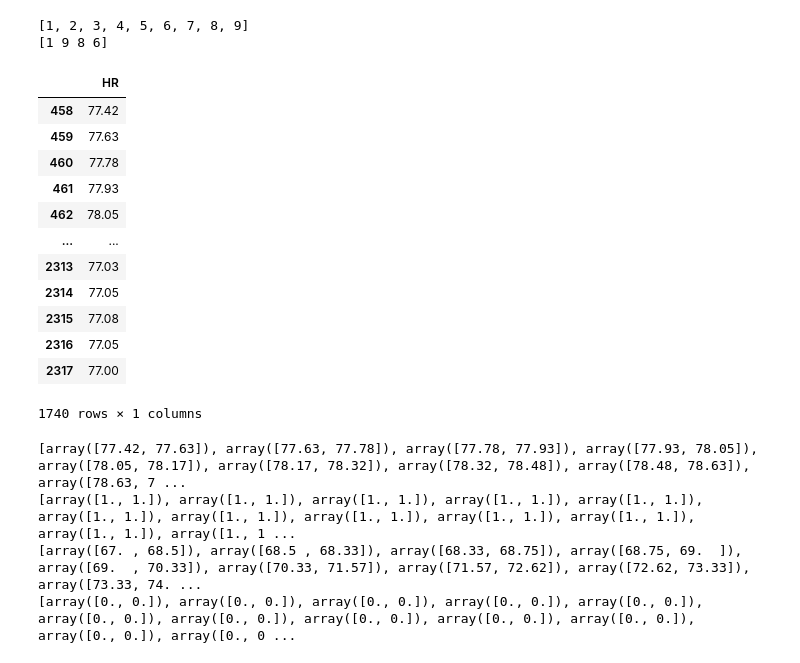
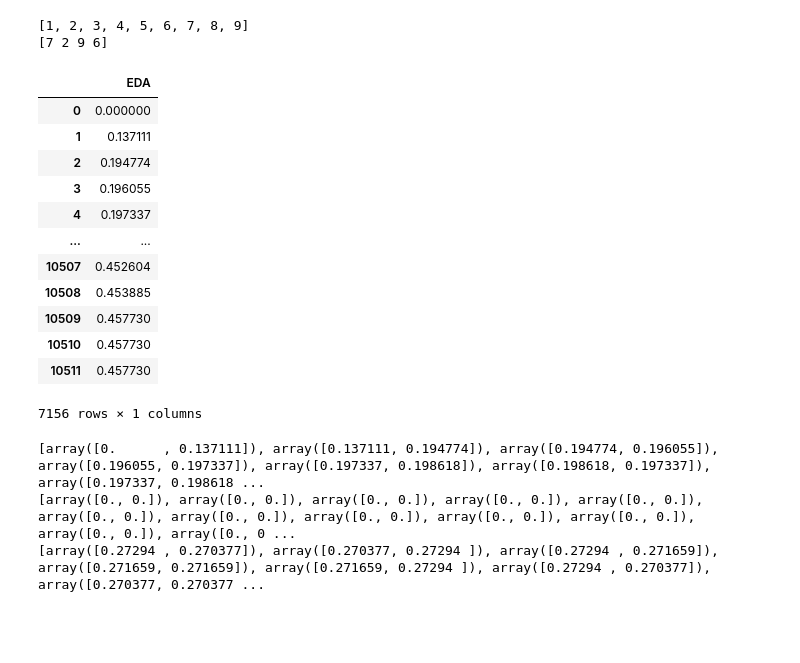
Before and after one commit to A01632681/DataScience, a Jupyter notebook: Assigment 2/AssigmentTests.ipynb, the cells around one changed output. Saved outputs shown, nothing was run; the diff lists cells and outputs as text; code cells hidden in the pictures; blank space fills up the shorter version.

```diff
--- a/Assigment 2/AssigmentTests.ipynb
+++ b/Assigment 2/AssigmentTests.ipynb
@@ -38,10 +102,3 @@ def prepare_data(df_old, signal):
         df_new['time'] = np.repeat(np.arange(len(df_new)// 4 +1)+int(start_time), 4)[:len(df_new)]
         df_new["label"] = ""
     return df_new
-
-df = pd.read_csv(f'https://raw.githubusercontent.com/italha-d/Stress-Predict-Dataset/main/Raw_data/S03/HR.csv',header=None)
-df_HR = prepare_data(df, 'HR')
-df = pd.read_csv(f'https://raw.githubusercontent.com/italha-d/Stress-Predict-Dataset/main/Raw_data/S03/EDA.csv',header=None)
-df_EDA = prepare_data(df, 'EDA')
-df = pd.read_csv(f'https://raw.githubusercontent.com/italha-d/Stress-Predict-Dataset/main/Raw_data/S03/TEMP.csv',header=None)
-df_TEMP = prepare_data(df, 'TEMP')
@@ -154,22 +210,0 @@ timelogs
-# %%
-def label(df,subject_number):
-    flag = 0
-    index = 1
-    for column in range(timelogs.shape[1]):
-        next_index = index + 1
-        if index <= 17:
-            val1 = timelogs.iloc[subject_number-1, index]
-            val2 = timelogs.iloc[subject_number-1, next_index]
-            if flag == 0:
-                df.loc[(df['time'] >= val1) & (df['time'] <= val2), 'label'] = 0
-                flag = 1
-            elif flag == 1:
-                df.loc[(df['time'] >= val1) & (df['time'] <= val2), 'label'] = 1
-                flag = 0
-        index += 2
-    return df
-pd.set_option('display.max_rows', 100)
-df_HR = label(df_HR,3)
-df_EDA = label(df_EDA,3)
-df_TEMP = label(df_TEMP,3)
-df_HR
@@ -256,54 +243,54 @@ df_HR
 # # Generate input data using sliding window
 # window_size = 10 # number of rows per window
 # X_train_window, y_train_window = sliding_window(x_train, y_train, window_size)
 # X_test_window, y_test_window = sliding_window(x_test, y_test, window_size)
 
 # Implement screening ML algorithm (e.g. Decision Tree)
 # from sklearn.tree import DecisionTreeClassifier
 
 # # Fit the model
 # dt = DecisionTreeClassifier(random_state=42)
 # dt.fit(x_train, y_train)
 
 # # Evaluate the model
 # accuracy = dt.score(x_test, y_test)
 # print('Accuracy:', accuracy)
 # ------------------------------------------------------
 from sklearn.metrics import classification_report
 
-df_HR['group'] = (df_HR['label'] != df_HR['label'].shift()).cumsum()
+df_EDA['group'] = (df_EDA['label'] != df_EDA['label'].shift()).cumsum()
 
 # Create a list of groups to exclude from the test set
-groups = list(df_HR['group'].unique())
+groups = list(df_EDA['group'].unique())
 print(groups)
 exclude_groups = np.random.choice(groups, size=int(0.5*len(groups)), replace=False)
 print(exclude_groups)
 # Create a new column to indicate which rows are in the training set and which are in the test set
-df_HR['set'] = np.where(df_HR['group'].isin(exclude_groups), 'test', 'train')
+df_EDA['set'] = np.where(df_EDA['group'].isin(exclude_groups), 'test', 'train')
 
 # Split the data into training and test sets
-x_train_df = df_HR[df_HR['set'] == 'train'].drop(columns=['label','time','group','set'])
-y_train_df = df_HR[df_HR['set'] == 'train'].drop(columns=['HR','time','group','set'])
-x_test_df = df_HR[df_HR['set'] == 'test'].drop(columns=['label','time','group','set'])
-y_test_df = df_HR[df_HR['set'] == 'test'].drop(columns=['HR','time','group','set'])
+x_train_df = df_EDA[df_EDA['set'] == 'train'].drop(columns=['label','time','group','set'])
+y_train_df = df_EDA[df_EDA['set'] == 'train'].drop(columns=['EDA','time','group','set'])
+x_test_df = df_EDA[df_EDA['set'] == 'test'].drop(columns=['label','time','group','set'])
+y_test_df = df_EDA[df_EDA['set'] == 'test'].drop(columns=['EDA','time','group','set'])
 pd.set_option('display.max_rows', 100)
 x_train_df
 # %% [output]
 [1, 2, 3, 4, 5, 6, 7, 8, 9]
-[1 9 8 6]
+[7 2 9 6]
-|  | HR |
-| 458 | 77.42 |
-| 459 | 77.63 |
-| 460 | 77.78 |
-| 461 | 77.93 |
-| 462 | 78.05 |
+|  | EDA |
+| 0 | 0.000000 |
+| 1 | 0.137111 |
+| 2 | 0.194774 |
+| 3 | 0.196055 |
+| 4 | 0.197337 |
 | ... | ... |
-| 2313 | 77.03 |
-| 2314 | 77.05 |
-| 2315 | 77.08 |
-| 2316 | 77.05 |
-| 2317 | 77.00 |
+| 10507 | 0.452604 |
+| 10508 | 0.453885 |
+| 10509 | 0.457730 |
+| 10510 | 0.457730 |
+| 10511 | 0.457730 |
-1740 rows × 1 columns
+7156 rows × 1 columns
 # %%
 # Create a sliding window of size n for the training data
 n = 2
@@ -328,10 +315,9 @@ for i in range(len(x_test_df)-n+1):
 print(x_test_data)
 print(y_test_data)
 # %% [output]
-[array([77.42, 77.63]), array([77.63, 77.78]), array([77.78, 77.93]), array([77.93, 78.05]), array([78.05, 78.17]), array([78.17, 78.32]), array([78.32, 78.48]), array([78.48, 78.63]), array([78.63, 7 ...
-[array([1., 1.]), array([1., 1.]), array([1., 1.]), array([1., 1.]), array([1., 1.]), array([1., 1.]), array([1., 1.]), array([1., 1.]), array([1., 1.]), array([1., 1.]), array([1., 1.]), array([1., 1 ...
-[array([67. , 68.5]), array([68.5 , 68.33]), array([68.33, 68.75]), array([68.75, 69.  ]), array([69.  , 70.33]), array([70.33, 71.57]), array([71.57, 72.62]), array([72.62, 73.33]), array([73.33, 74. ...
+[array([0.      , 0.137111]), array([0.137111, 0.194774]), array([0.194774, 0.196055]), array([0.196055, 0.197337]), array([0.197337, 0.198618]), array([0.198618, 0.197337]), array([0.197337, 0.198618 ...
 [array([0., 0.]), array([0., 0.]), array([0., 0.]), array([0., 0.]), array([0., 0.]), array([0., 0.]), array([0., 0.]), array([0., 0.]), array([0., 0.]), array([0., 0.]), array([0., 0.]), array([0., 0 ...
+[array([0.27294 , 0.270377]), array([0.270377, 0.27294 ]), array([0.27294 , 0.271659]), array([0.271659, 0.271659]), array([0.271659, 0.27294 ]), array([0.27294 , 0.270377]), array([0.270377, 0.270377 ...
 # %%
 # Split the training data into features and labels
 # train_features = [x for x in x_train_data]
```
Also changed, not shown: parts of 12 cells of this notebook, 1 other file.
